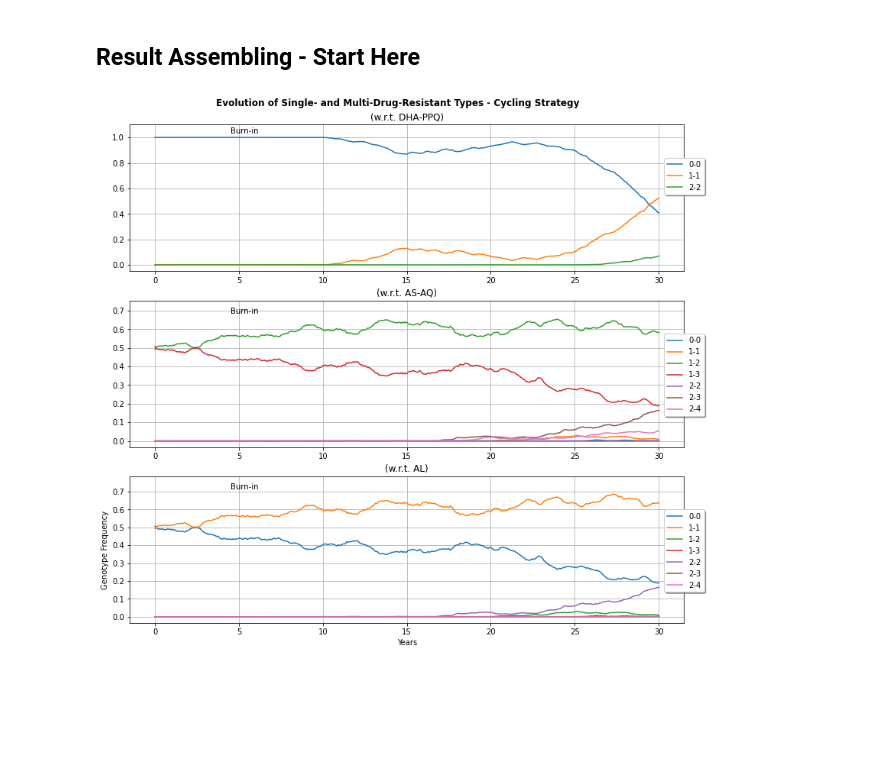
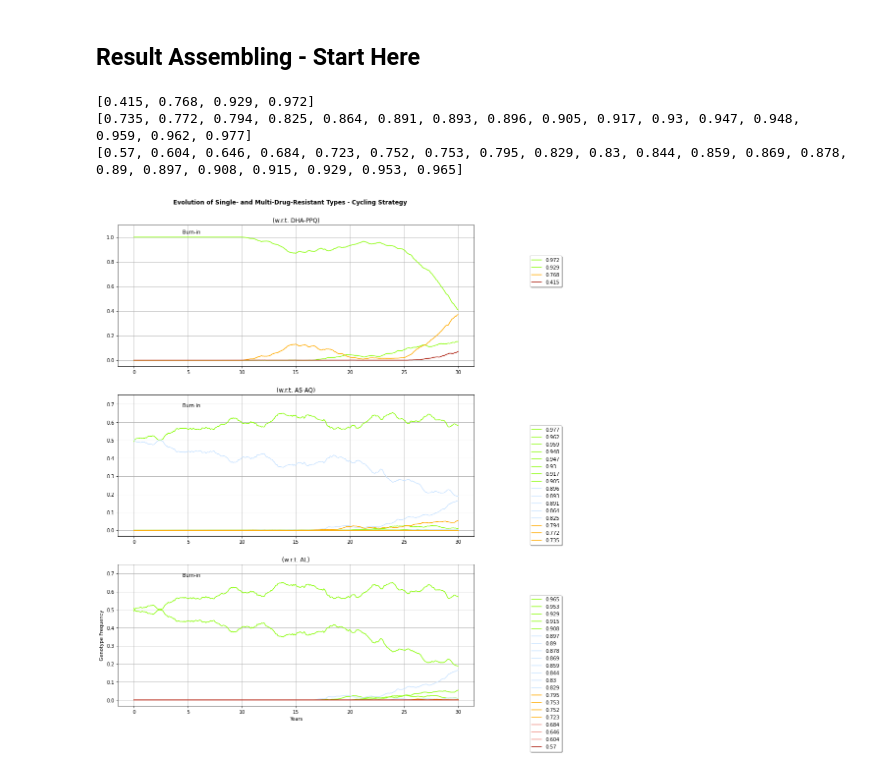
Before and after one commit to lizhewen/BoniLabMDR, a Jupyter notebook: BoniLabMDR.ipynb, the cells around one changed output. Drawn from its saved outputs; the diff is of its cells as text; code cells hidden in the pictures; blank space fills up the shorter version.

Commit message:
updated legend color based on danger level

```diff
--- a/BoniLabMDR.ipynb
+++ b/BoniLabMDR.ipynb
@@ -165,7 +165,7 @@ def df_col_replace(original_df, drugset, option=1):
     efficacydf = pd.read_csv('https://github.com/lizhewen/BoniLabMDR/raw/master/ef2020.csv')
     efficacydf = efficacydf.set_index('Shortname').iloc[:,1:]
     for genotype in encodingdb:
-      replacedict[genotype] = efficacydf.loc[genotype,drugset]
+      replacedict[genotype] = round(efficacydf.loc[genotype,drugset], 3)
   else:
     print("Option not found.")
     return None
@@ -215,18 +244,6 @@ def mdr_ppc_plot(df_list, totaldrugname, strategy, option,
                  plotwidth=13, plotheight=4):
 
   subplotnum = len(df_list)
-  if option == 1:
-    legend_color = {
-      "0-0": "#CCE5FF", # blue for wild type
-      "1-1": "#FAD996", # light orange
-      "1-2": "#FFAB00", # medium orange
-      "1-3": "#C76400", # dark orange
-      "2-1": "#F09187", # light red
-      "2-2": "#FF1A00", # medium red
-      "2-3": "#A91606", # dark red
-      "2-4": "k" # black
-    }
-
   scale_x = 365
   ticks_x = ticker.FuncFormatter(lambda x, pos: '{0:g}'.format(x/scale_x))
   plt.rcParams['figure.figsize'] = [plotwidth, plotheight*subplotnum]
@@ -241,10 +258,11 @@ def mdr_ppc_plot(df_list, totaldrugname, strategy, option,
     annotate_place = df.iloc[:,:-4].max().max()
     col_names = list(df.columns)
     mdr_cases = col_names[:-4] # Last four columns are not about MDR
+    mdr_cases.reverse() # reverse to plot most-dangerous type latest
     # Loop thru each MDR case
     for mdr_case in mdr_cases:
-      #ax.plot(df['current_time'], df[mdr_case], label=mdr_case, color=legend_color.get(mdr_case))
-      ax.plot(df['current_time'], df[mdr_case], label=mdr_case)
+      ax.plot(df['current_time'], df[mdr_case], label=mdr_case, color=coloring_legend(mdr_case,option))
+      #ax.plot(df['current_time'], df[mdr_case], label=mdr_case)
     ax.xaxis.set_major_locator(ticker.MultipleLocator(xlocator))
     ax.xaxis.set_major_formatter(ticks_x)
     ax.set(title='(w.r.t. %s)' % drugname)
@@ -258,7 +276,7 @@ def mdr_ppc_plot(df_list, totaldrugname, strategy, option,
     ax.set_ylim(top=annotate_place+0.1)
     # End Annotation
 
-    ax.legend(loc='upper center', bbox_to_anchor=(1, 0.8), shadow=True, ncol=1)
+    ax.legend(loc='upper center', bbox_to_anchor=(1.2, 0.8), shadow=True, ncol=1)
     ax.grid()
 # %% [markdown]
 ### ARCHIVED - MDR Pattern Generating Function
@@ -352,7 +370,7 @@ def result_assembly(filepath, totaldrugname, strategy, plot='bsp'):
 
     # Plot, in subpanels, parasite count by case plot
     return(mdr_ppc_plot(df_list=df_list, totaldrugname=totaldrugname,
-                        strategy=strategy, option=option))
+                        strategy=strategy, option=option, plotheight=6))
 
   elif plot == 'mdca': # Plot for Most-Dangerous-Case-Analysis
     return "To be implemented!"
@@ -364,7 +382,10 @@ def result_assembly(filepath, totaldrugname, strategy, plot='bsp'):
 # %%
 totaldrugname = ['DHA-PPQ','AS-AQ','AL']
 
 result_assembly(filepath='3.txt', totaldrugname=totaldrugname,
-                strategy='Cycling', plot='mdr1')
+                strategy='Cycling', plot='mdr2')
 # %% [output]
+[0.415, 0.768, 0.929, 0.972]
+[0.735, 0.772, 0.794, 0.825, 0.864, 0.891, 0.893, 0.896, 0.905, 0.917, 0.93, 0.947, 0.948, 0.959, 0.962, 0.977]
+[0.57, 0.604, 0.646, 0.684, 0.723, 0.752, 0.753, 0.795, 0.829, 0.83, 0.844, 0.859, 0.869, 0.878, 0.89, 0.897, 0.908, 0.915, 0.929, 0.953, 0.965]
-[figure, old version]
+[figure, new version]
```
Also changed, not shown: parts of 1 cell of this notebook.
